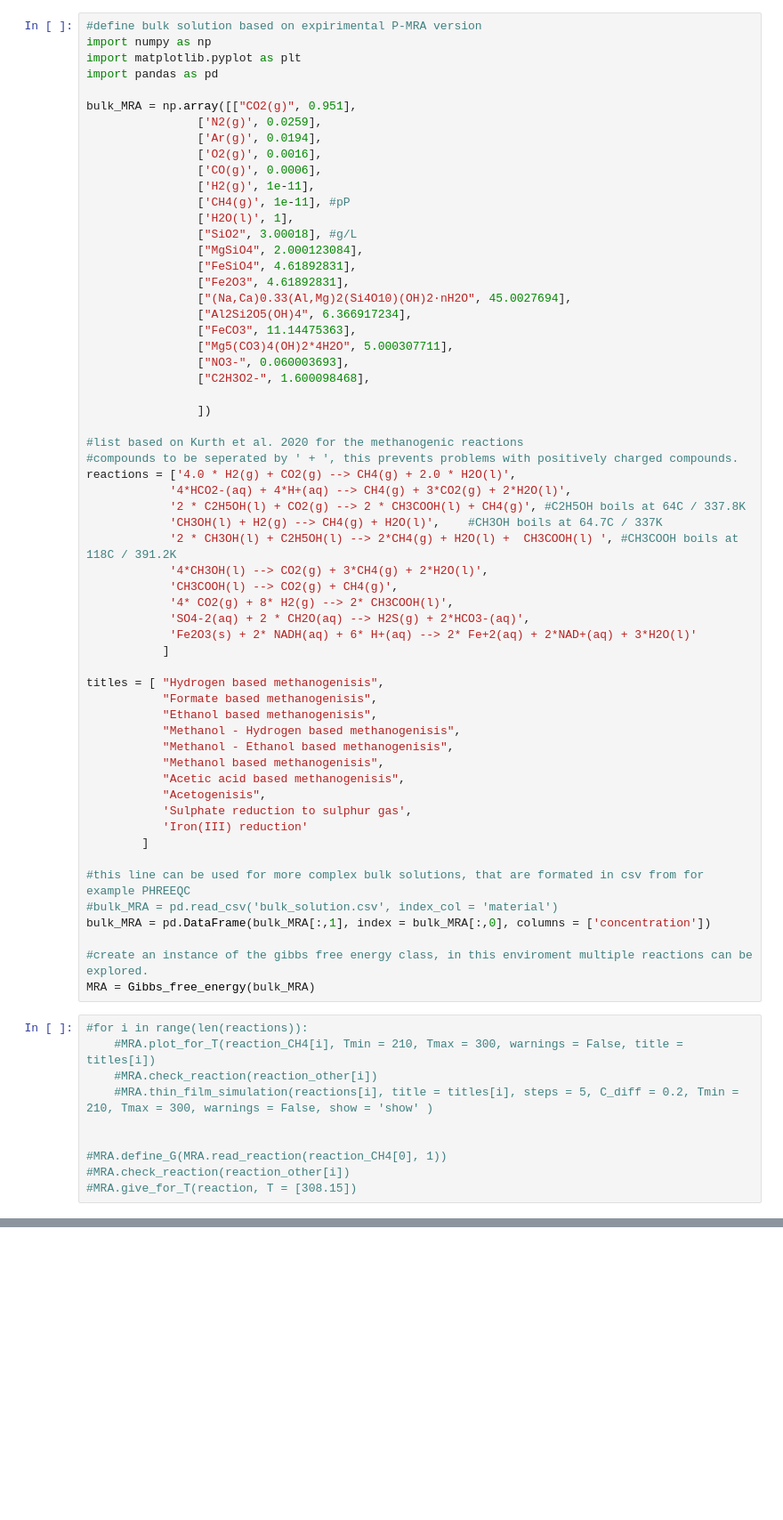
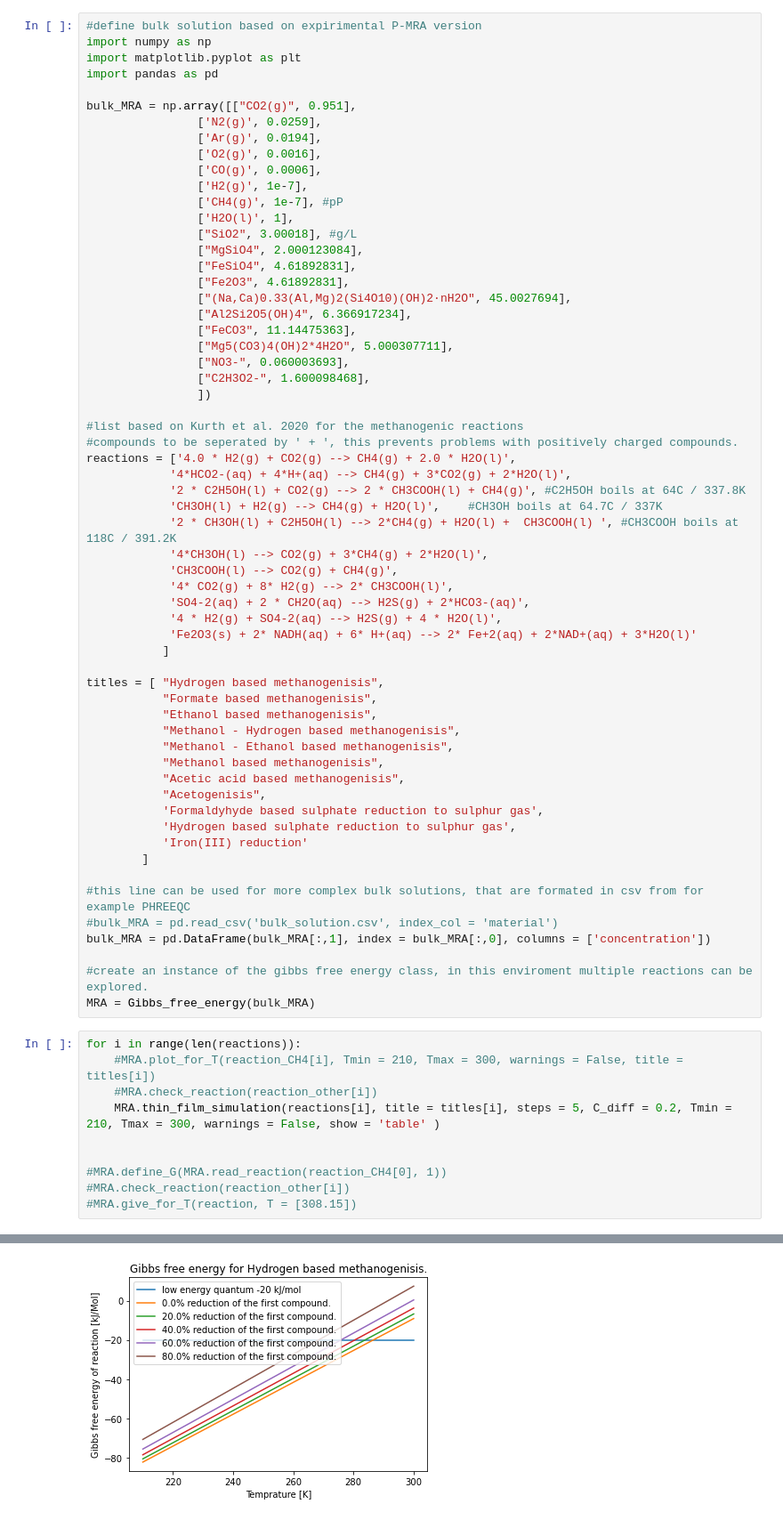
Before and after one commit to DylanDVerburg/GFEC, a Jupyter notebook: Gibsfreeenergy.ipynb, the cells around one changed output, grey strips where cells are left out. Shown: that part at 89% size. Cells and saved outputs as stored; diff of their text form; blank space fills up the shorter version.

Commit message:
changed some values, added H2S reaction from ADM1

```diff
--- a/Gibsfreeenergy.ipynb
+++ b/Gibsfreeenergy.ipynb
@@ -287,8 +287,8 @@ bulk_MRA = np.array([["CO2(g)", 0.951],
                 ['Ar(g)', 0.0194],
                 ['O2(g)', 0.0016],
                 ['CO(g)', 0.0006],
-                ['H2(g)', 1e-11],
-                ['CH4(g)', 1e-11], #pP
+                ['H2(g)', 1e-7],
+                ['CH4(g)', 1e-7], #pP
                 ['H2O(l)', 1],
                 ["SiO2", 3.00018], #g/L
                 ["MgSiO4", 2.000123084],
@@ -300,7 +300,6 @@ bulk_MRA = np.array([["CO2(g)", 0.951],
                 ["Mg5(CO3)4(OH)2*4H2O", 5.000307711],
                 ["NO3-", 0.060003693],
                 ["C2H3O2-", 1.600098468],
-
                 ])
 
 #list based on Kurth et al. 2020 for the methanogenic reactions
@@ -314,6 +313,7 @@ reactions = ['4.0 * H2(g) + CO2(g) --> CH4(g) + 2.0 * H2O(l)',
             'CH3COOH(l) --> CO2(g) + CH4(g)',
             '4* CO2(g) + 8* H2(g) --> 2* CH3COOH(l)',
             'SO4-2(aq) + 2 * CH2O(aq) --> H2S(g) + 2*HCO3-(aq)',
+            '4 * H2(g) + SO4-2(aq) --> H2S(g) + 4 * H2O(l)',
             'Fe2O3(s) + 2* NADH(aq) + 6* H+(aq) --> 2* Fe+2(aq) + 2*NAD+(aq) + 3*H2O(l)'
            ]
 
@@ -325,7 +325,8 @@ titles = [ "Hydrogen based methanogenisis",
            "Methanol based methanogenisis",
            "Acetic acid based methanogenisis",
            "Acetogenisis",
-           'Sulphate reduction to sulphur gas',
+           'Formaldyhyde based sulphate reduction to sulphur gas',
+           'Hydrogen based sulphate reduction to sulphur gas',
            'Iron(III) reduction'
         ]
 
@@ -336,12 +337,13 @@ bulk_MRA = pd.DataFrame(bulk_MRA[:,1], index = bulk_MRA[:,0], columns = ['concen
 #create an instance of the gibbs free energy class, in this enviroment multiple reactions can be explored.
 MRA = Gibbs_free_energy(bulk_MRA)
 # %%
-#for i in range(len(reactions)):
+for i in range(len(reactions)):
     #MRA.plot_for_T(reaction_CH4[i], Tmin = 210, Tmax = 300, warnings = False, title = titles[i])
     #MRA.check_reaction(reaction_other[i])
-    #MRA.thin_film_simulation(reactions[i], title = titles[i], steps = 5, C_diff = 0.2, Tmin = 210, Tmax = 300, warnings = False, show = 'show' )
+    MRA.thin_film_simulation(reactions[i], title = titles[i], steps = 5, C_diff = 0.2, Tmin = 210, Tmax = 300, warnings = False, show = 'table' )
 
 
 #MRA.define_G(MRA.read_reaction(reaction_CH4[0], 1))
 #MRA.check_reaction(reaction_other[i])
 #MRA.give_for_T(reaction, T = [308.15])
+# %% [output]
@@ -347,0 +367 @@ MRA = Gibbs_free_energy(bulk_MRA)
+[figure, added]
```
Also changed, not shown: parts of 1 cell of this notebook, 3 other files.
